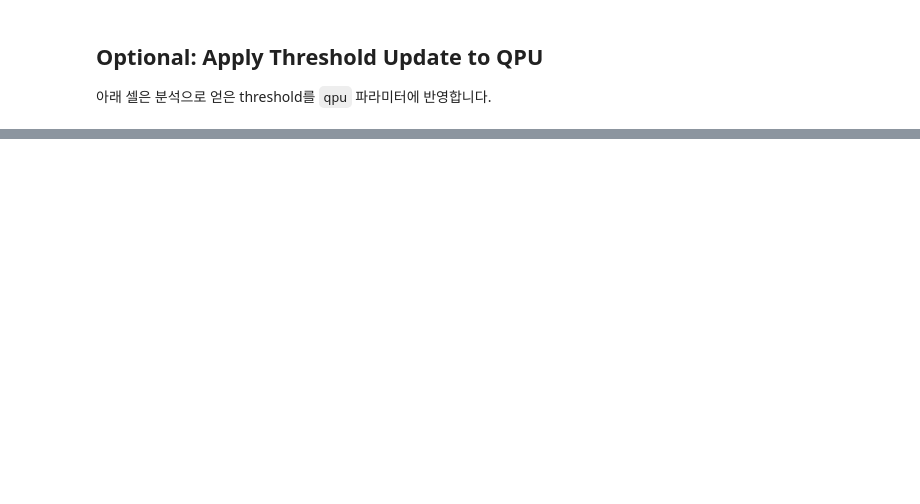
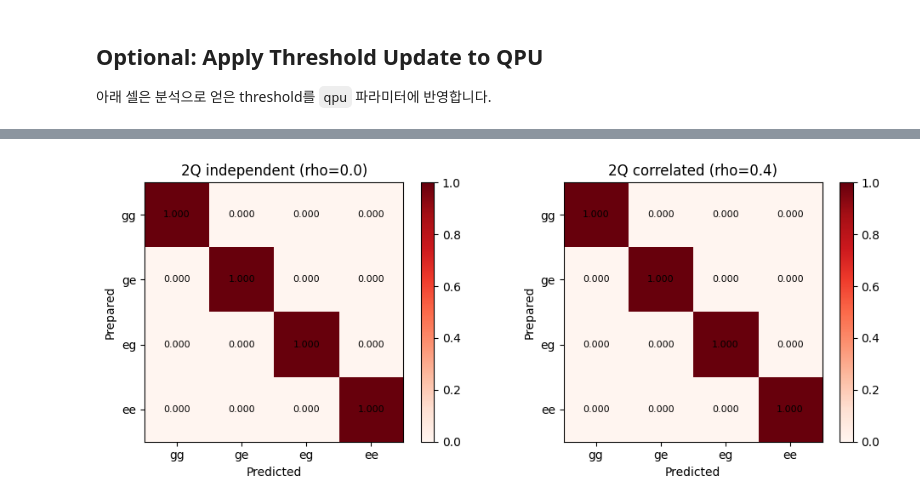
Before and after one commit to yalgaeahn/qubit-experiment, a Jupyter notebook: examples/selectiveRIP/iq_cloud_test.ipynb, the cells around one changed output, grey strips where cells are left out. Saved outputs shown, nothing was run; the diff lists cells and outputs as text; code cells hidden in the pictures; blank space fills up the shorter version.

```diff
--- a/examples/selectiveRIP/iq_cloud_test.ipynb
+++ b/examples/selectiveRIP/iq_cloud_test.ipynb
@@ -284,7 +440,6 @@ for uid in [q0.uid, q1.uid]:
     print_ci("fidelity", bs_2q["per_qubit"][uid]["fidelity"])
     print_ci("threshold", bs_2q["per_qubit"][uid]["threshold"])
     print_ci("delta_mu_over_sigma", bs_2q["per_qubit"][uid]["delta_mu_over_sigma"])
-    print_ci("mahalanobis_distance", bs_2q["per_qubit"][uid]["mahalanobis_distance"])
 
 print()
 print("[joint]", bs_2q["joint"]["fidelity"])
@@ -359,0 +943,25 @@ print(qpu[q1.uid].parameters.readout_integration_discrimination_thresholds)
+# %%
+# Compare 2Q joint confusion matrices (normalized)
+cm_ind = np.asarray(out_2q_ind['confusion_matrices']['joint']['normalized'])
+cm_corr = np.asarray(out_2q_corr['confusion_matrices']['joint']['normalized'])
+labels = out_2q_ind['confusion_matrices']['joint']['labels']
+
+fig, axes = plt.subplots(1, 2, figsize=(10, 4))
+for ax, mat, title in [
+    (axes[0], cm_ind, '2Q independent (rho=0.0)'),
+    (axes[1], cm_corr, '2Q correlated (rho=0.4)'),
+]:
+    im = ax.imshow(mat, vmin=0, vmax=1, cmap='Reds')
+    ax.set_title(title)
+    ax.set_xticks(range(4), labels)
+    ax.set_yticks(range(4), labels)
+    ax.set_xlabel('Predicted')
+    ax.set_ylabel('Prepared')
+    for r in range(4):
+        for c in range(4):
+            ax.text(c, r, f'{mat[r,c]:.3f}', ha='center', va='center', fontsize=8)
+    plt.colorbar(im, ax=ax, fraction=0.046)
+plt.tight_layout()
+plt.show()
+# %% [output]
+[figure, added]
```
Also changed, not shown: parts of 16 cells of this notebook, 4 other files.
